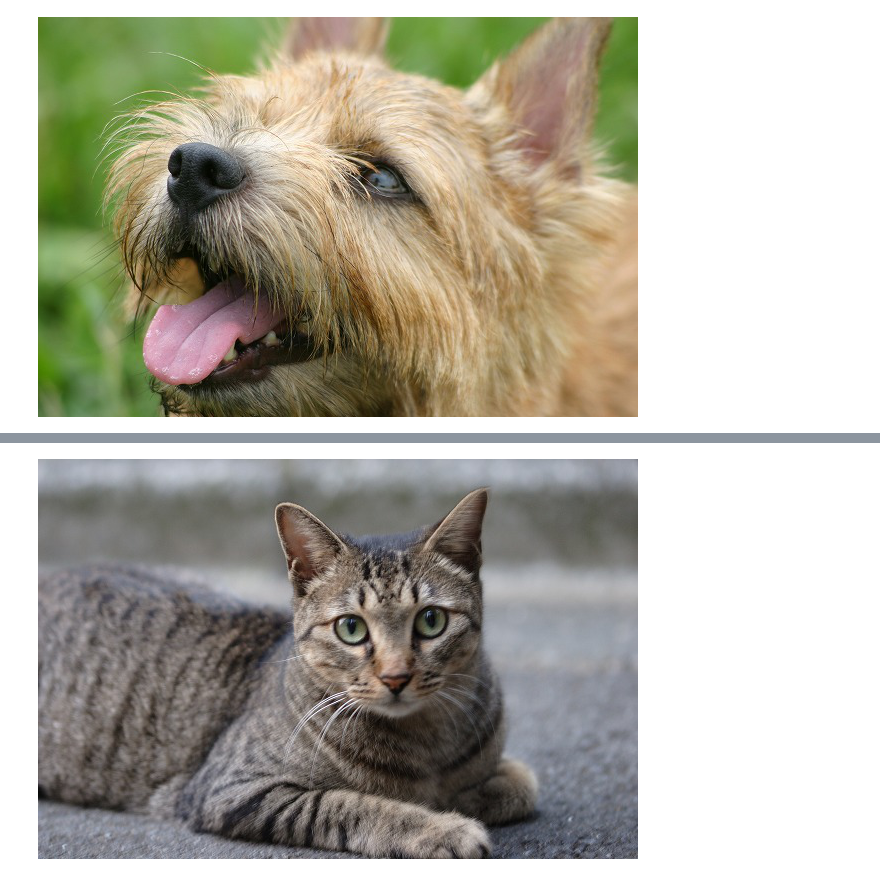
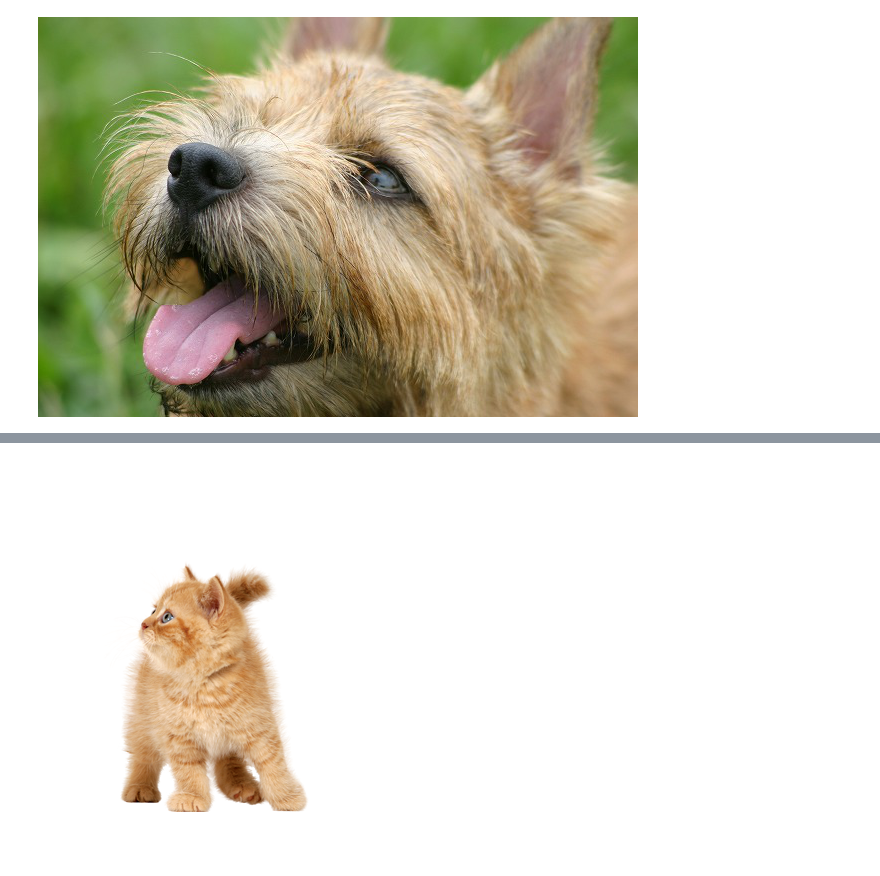
Before and after one commit to tkinjo1985/lobe_py, a Jupyter notebook: lobe_sample.ipynb, the cells around one changed output, grey strips where cells are left out. Saved outputs shown, nothing was run; the diff lists cells and outputs as text; code cells hidden in the pictures; blank space fills up the shorter version.

```diff
--- a/lobe_sample.ipynb
+++ b/lobe_sample.ipynb
@@ -63,9 +68,9 @@ Wall time: 680 ms
 'dog'
 # %%
-image = BytesIO(requests.get('https://pro-foto.jp/free/img/images_big/cat0006-001.jpg').content)
+image = BytesIO(requests.get('http://collectionpng.com/images/3659.png').content)
 Image.open(image)
 # %% [output]
-[figure, old version]
+[figure, new version]
 # %%
 %%time
 # 画像をmodelへの入力データに変換
```
Also changed, not shown: parts of 9 cells of this notebook, 7 other files.
